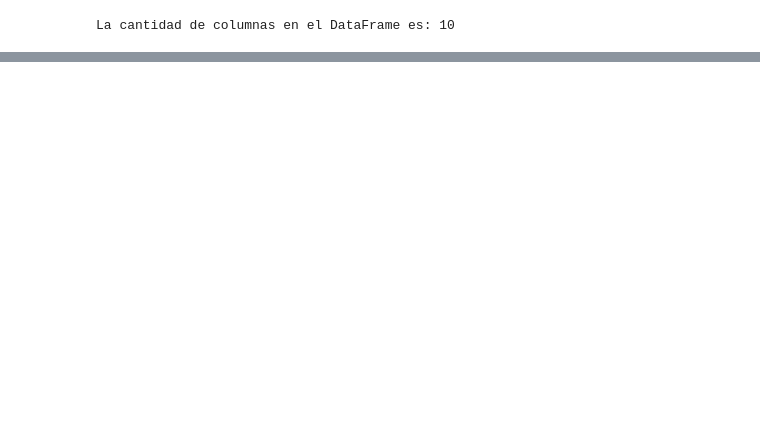
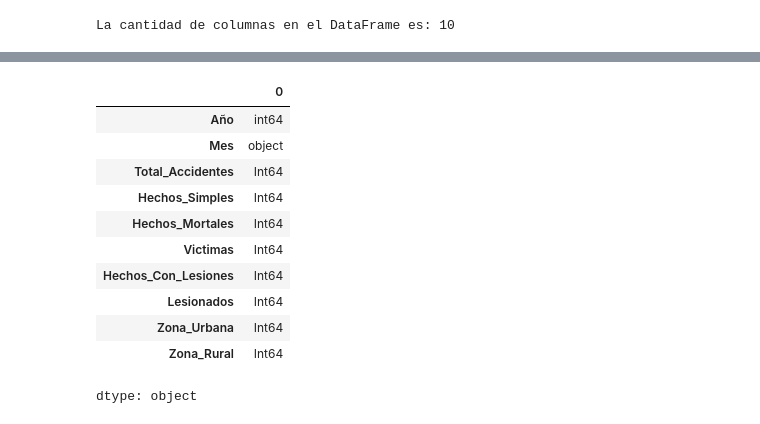
Before and after one commit to anaramos3808/nuevo-repositorio, a Jupyter notebook: V2_Accidentes.ipynb, the cells around one changed output, grey strips where cells are left out. Saved outputs shown, nothing was run; the diff lists cells and outputs as text; code cells hidden in the pictures; blank space fills up the shorter version.

```diff
--- a/V2_Accidentes.ipynb
+++ b/V2_Accidentes.ipynb
@@ -215,0 +270,26 @@ df.head(15)
+# %%
+# prompt: convertir columnas Total_Accidentes,Hechos_Simples,Hechos_Mortales,Victimas,Hechos_Con_Lesiones,Lesionados,Zona_Urbana,Zona_Rural a numero entero
+
+# Convertir las columnas especificadas a tipo entero
+columnas_a_convertir = ["Total_Accidentes", "Hechos_Simples", "Hechos_Mortales", "Victimas", "Hechos_Con_Lesiones", "Lesionados", "Zona_Urbana", "Zona_Rural"]
+for columna in columnas_a_convertir:
+    try:
+        df[columna] = pd.to_numeric(df[columna], errors='coerce').astype('Int64')
+    except KeyError:
+        print(f"La columna '{columna}' no existe en el DataFrame.")
+
+# Mostrar el tipo de dato de cada columna después de la conversión
+df.dtypes
+# %% [output]
+|  | 0 |
+| Año | int64 |
+| Mes | object |
+| Total_Accidentes | Int64 |
+| Hechos_Simples | Int64 |
+| Hechos_Mortales | Int64 |
+| Victimas | Int64 |
+| Hechos_Con_Lesiones | Int64 |
+| Lesionados | Int64 |
+| Zona_Urbana | Int64 |
+| Zona_Rural | Int64 |
+dtype: object
```
Also changed, not shown: parts of 3 cells of this notebook.
